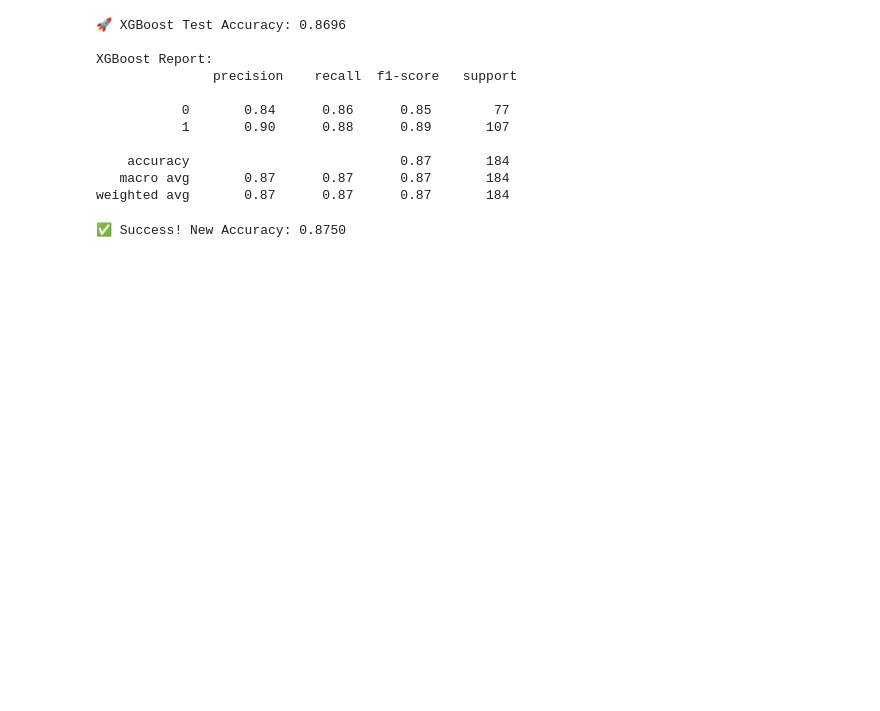
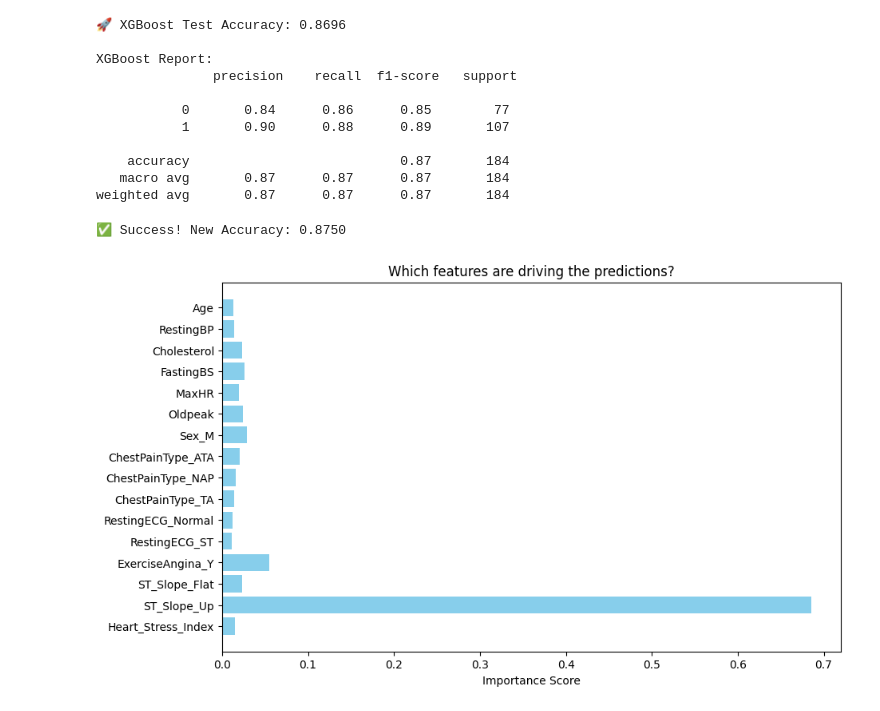
Before and after one commit to himashavalantina/byte-to-beat, a Jupyter notebook: byte to beat.ipynb, the cells around one changed output. Drawn from its saved outputs; the diff is of its cells as text; code cells hidden in the pictures; blank space fills up the shorter version.

```diff
--- a/byte to beat.ipynb
+++ b/byte to beat.ipynb
@@ -305,3 +305,19 @@ xgb_model.fit(X_train_n, y_train_n)
 print(f"✅ Success! New Accuracy: {xgb_model.score(X_test_n, y_test_n):.4f}")
 # %% [output]
 ✅ Success! New Accuracy: 0.8750
+# %%
+import matplotlib.pyplot as plt
+
+# Get feature importance from XGBoost
+importances = xgb_model.feature_importances_
+feature_names = X_new.columns
+
+# Plotting
+plt.figure(figsize=(10, 6))
+plt.barh(feature_names, importances, color='skyblue')
+plt.xlabel("Importance Score")
+plt.title("Which features are driving the predictions?")
+plt.gca().invert_yaxis() # Highest importance at the top
+plt.show()
+# %% [output]
+[figure, added]
```
Also changed, not shown: parts of 2 cells of this notebook.
